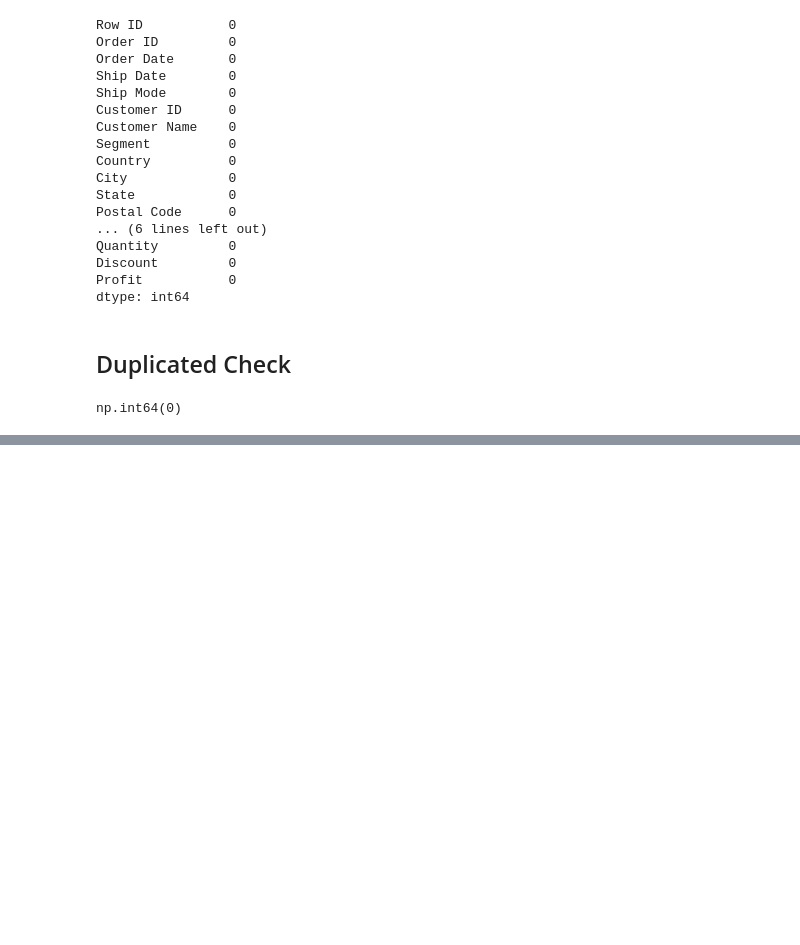
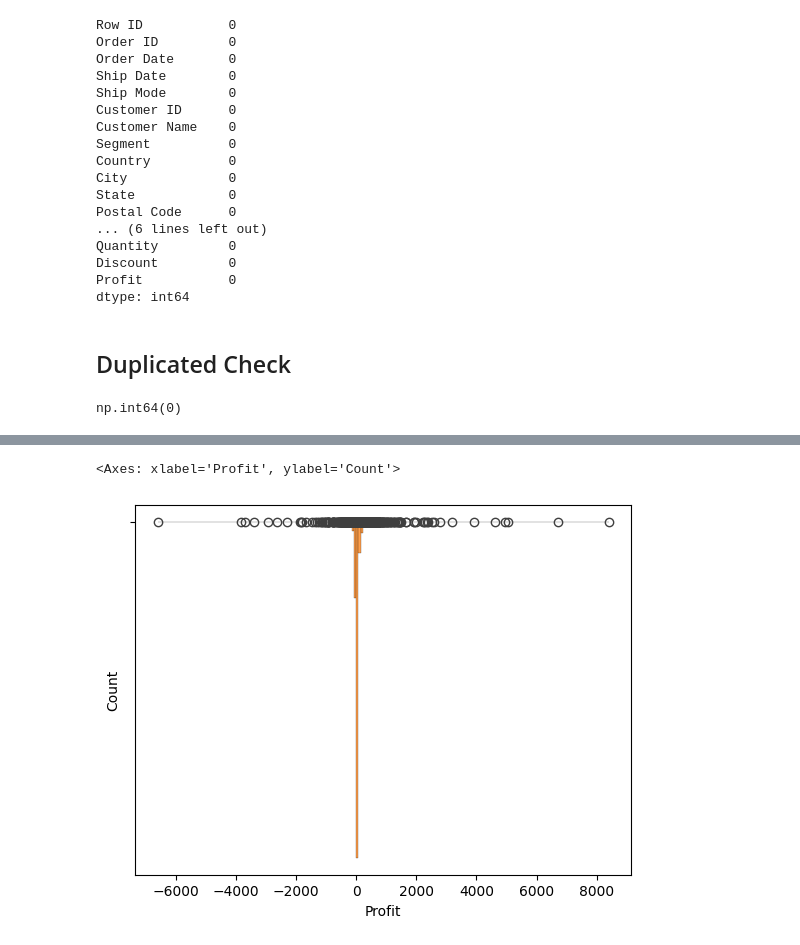
Before and after one commit to Tonybn92/sales-data-analysis, a Jupyter notebook: notebooks/sales_analysis.ipynb, the cells around one changed output, grey strips where cells are left out. Cells and saved outputs as stored; diff of their text form; code cells hidden in the pictures; blank space fills up the shorter version.

```diff
--- a/notebooks/sales_analysis.ipynb
+++ b/notebooks/sales_analysis.ipynb
@@ -72,0 +306,6 @@ np.int64(0)
+# %%
+sns.boxplot(x=super_store['Profit']) ## Boxplot to visualize the distribution of profit
+sns.histplot(super_store['Profit'])
+# %% [output]
+<Axes: xlabel='Profit', ylabel='Count'>
+[figure, added]
```
Also changed, not shown: parts of 40 cells of this notebook, 1 other file.
